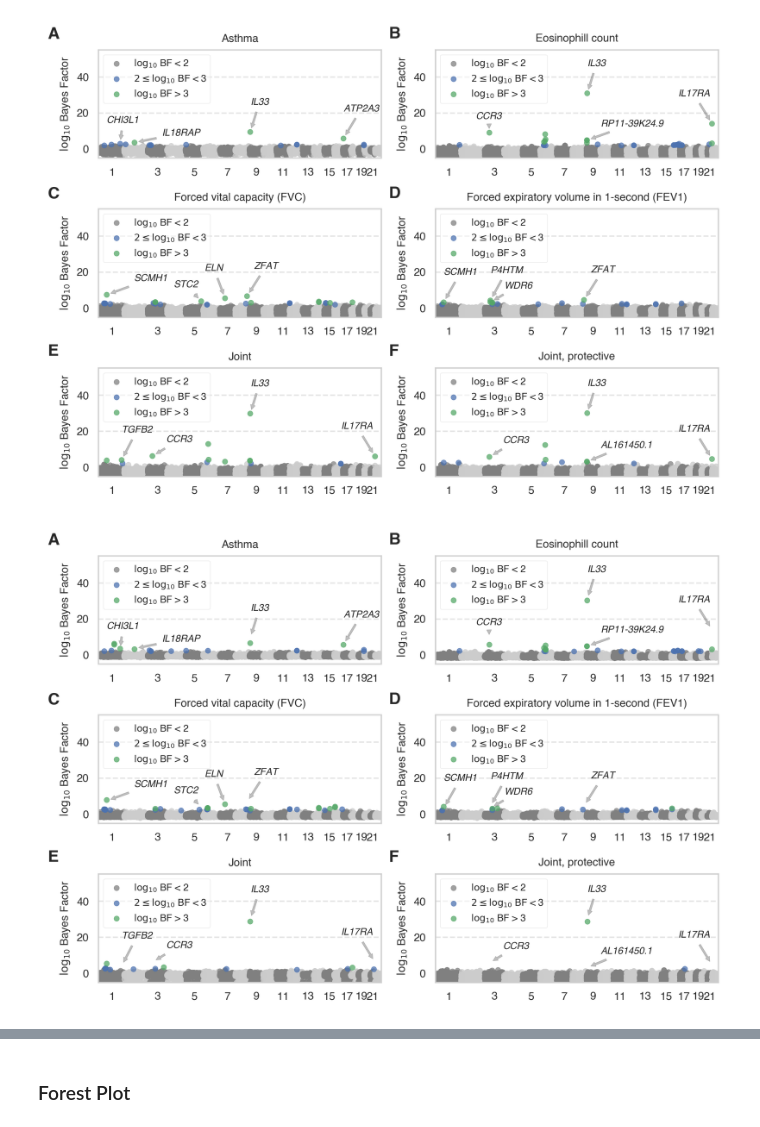
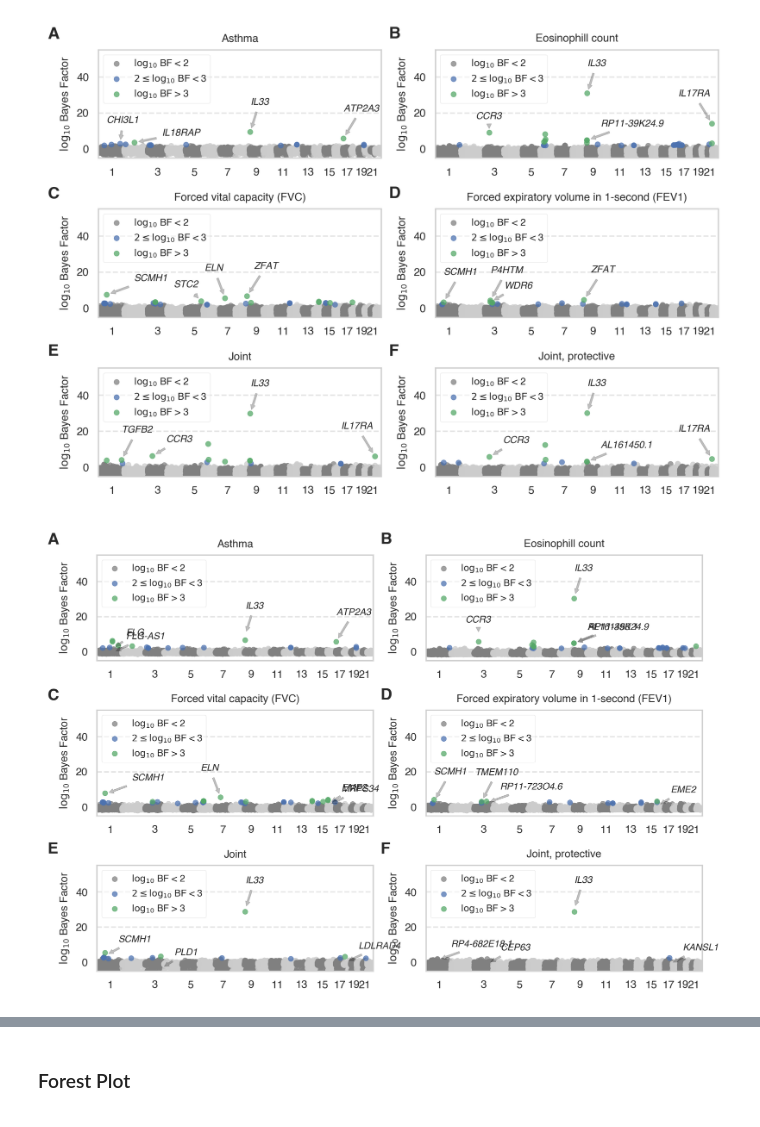
Before and after one commit to rivas-lab/mrp, a Jupyter notebook: figures/Manhattan and Forest Plots.ipynb, the cells around one changed output, grey strips where cells are left out. Saved outputs shown, nothing was run; the diff lists cells and outputs as text; code cells hidden in the pictures.

```diff
--- a/figures/Manhattan and Forest Plots.ipynb
+++ b/figures/Manhattan and Forest Plots.ipynb
@@ -77,6 +77,7 @@ def read_results(fn):
     vc = vc[vc == 1]
     res = res[res.gene.isin(vc.index)]
     res.index = res.gene
+    res['bma'] = (res['l10bf'] + res['l10bf2']) / 2
     if 'CTD-3064M3.3' in res.index:
         res = res.drop('CTD-3064M3.3')
     if 'ZFAT-AS1' in res.index:
@@ -478,6 +431,11 @@ plt.savefig('asthma_manhattan.pdf')
 # %% [output]
 [figure]
 # %%
+col = 'l10bf2'
+annotations = dict()
+for fn in glob.glob('../results/asthma/*out'):
+    annotations[fn] = get_annotations(fn, col=col)
+
 fig = plt.figure(figsize=(7, 5), dpi=300)
 # gs = gridspec.GridSpec(1, 1)
 # ax = fig.add_subplot(gs[0, 0])
@@ -492,7 +450,7 @@ axs = []
 # A
 ax = fig.add_subplot(gs[0, 0])
 fn = '../results/asthma/f4traits.asthma.chrpos.01_00001.out'
-ax,res = plot_manhattan(fn, ax, col='l10bf2')
+ax,res = plot_manhattan(fn, ax, col=col)
 ax.set_ylim(-5, 55)
 offsets = {'IL33':(0, 20), 'ATP2A3':(0, 20), 'IL18RAP':(20, 5), 'CHI3L1':(-10, 15)}
 add_annotations(fn, ax, offsets)
@@ -504,7 +462,7 @@ axs.append(ax)
 # B
 ax = fig.add_subplot(gs[0, 1])
 fn = '../results/asthma/f4traits.eosinophil.chrpos.01_00001.out'
-ax,res = plot_manhattan(fn, ax, col='l10bf2')
+ax,res = plot_manhattan(fn, ax, col=col)
 ax.set_ylim(-5, 55)
 offsets = {'IL33':(0, 20), 'CCR3':(-10, 10), 'IL17RA':(-25, 20), 'CTD-3064M3.3':(0, 20)}
 add_annotations(fn, ax, offsets)
@@ -516,7 +474,7 @@ axs.append(ax)
 # C
 ax = fig.add_subplot(gs[1, 0])
 fn = '../results/asthma/f4traits.fvc.chrpos.01_00001.out'
-ax,res = plot_manhattan(fn, ax, col='l10bf2')
+ax,res = plot_manhattan(fn, ax, col=col)
 ax.set_ylim(-5, 55)
 offsets = {'ZFAT':(5, 20), 'SCMH1':(20, 10), 'STC2':(-20, 10), 'ELN':(-15, 20)}
 add_annotations(fn, ax, offsets)
@@ -528,7 +486,7 @@ axs.append(ax)
 # D
 ax = fig.add_subplot(gs[1, 1])
 fn = '../results/asthma/f4traits.fev.chrpos.01_00001.out'
-ax,res = plot_manhattan(fn, ax, col='l10bf2')
+ax,res = plot_manhattan(fn, ax, col=col)
 ax.set_ylim(-5, 55)
 offsets = {'ZFAT':(5, 20), 'P4HTM':(-10, 10), 'ZFAT-AS1':(20, 10), 'TMEM110':(-5, 20),
            'SCMH1':(0, 20), 'WDR6':(10, 10), 'P4HTM':(0, 20)}
@@ -541,7 +499,7 @@ axs.append(ax)
 # E
 ax = fig.add_subplot(gs[2, 0])
 fn = '../results/asthma/f4traits.all.asthma.chrpos.01_00001.out'
-ax,res = plot_manhattan(fn, ax, col='l10bf2')
+ax,res = plot_manhattan(fn, ax, col=col)
 ax.set_ylim(-5, 55)
 # ymin,ymax = ax.get_ylim()
 # for a in axs:
@@ -551,33 +509,33 @@ offsets = {'IL33':(0, 20), 'ZFAT':(-50, 5), 'CSF2RB':(-30, 25), 'GPR20':(30, 5),
 add_annotations(fn, ax, offsets)
 ax.set_title('Joint', fontsize=8)
 
 # F
 ax = fig.add_subplot(gs[2, 1])
 fn = '../results/asthma/f4traits.prot.asthma.chrpos.01_00001.out'
-ax,res = plot_manhattan(fn, ax, col='l10bf2')
+ax,res = plot_manhattan(fn, ax, col=col)
 ax.set_ylim(-5, 55)
 # ymin,ymax = ax.get_ylim()
 # for a in axs:
 #     a.set_ylim(ymin, ymax)
 offsets = {'IL33':(0, 20), 'ZFAT':(-50, 5), 'CSF2RB':(-30, 25), 'GPR20':(30, 5),
            'IL17RA':(-25, 20)}
 add_annotations(fn, ax, offsets)
 ax.set_title('Joint, protective', fontsize=8)
 
 t = fig.text(0.005, 0.96, 'A', weight='bold',
              size=12)
 t = fig.text(0.5, 0.96, 'B', weight='bold',
              size=12)
 t = fig.text(0.005, 0.635, 'C', weight='bold',
              size=12)
 t = fig.text(0.5, 0.635, 'D', weight='bold',
              size=12)
 t = fig.text(0.005, 0.315, 'E', weight='bold',
              size=12)
 t = fig.text(0.5, 0.315, 'F', weight='bold',
              size=12)
 
 gs.tight_layout(fig, rect=[0, 0, 1, 1])
-plt.savefig('asthma_manhattan_l10bf2.pdf')
+plt.savefig('asthma_manhattan_{}.pdf'.format(col))
 # %% [output]
-[figure, old version]
+[figure, new version]
```
Also changed, not shown: parts of 8 cells of this notebook, 9 other files.
